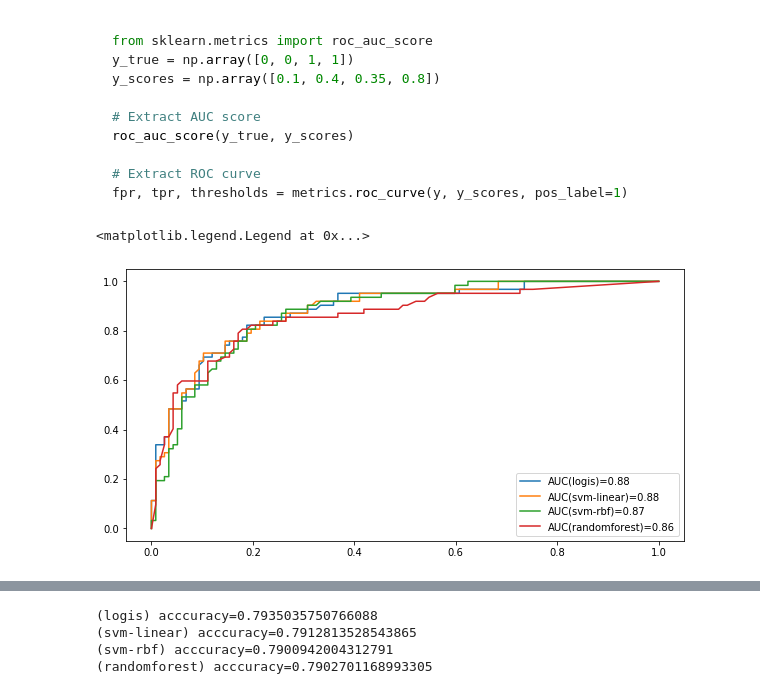
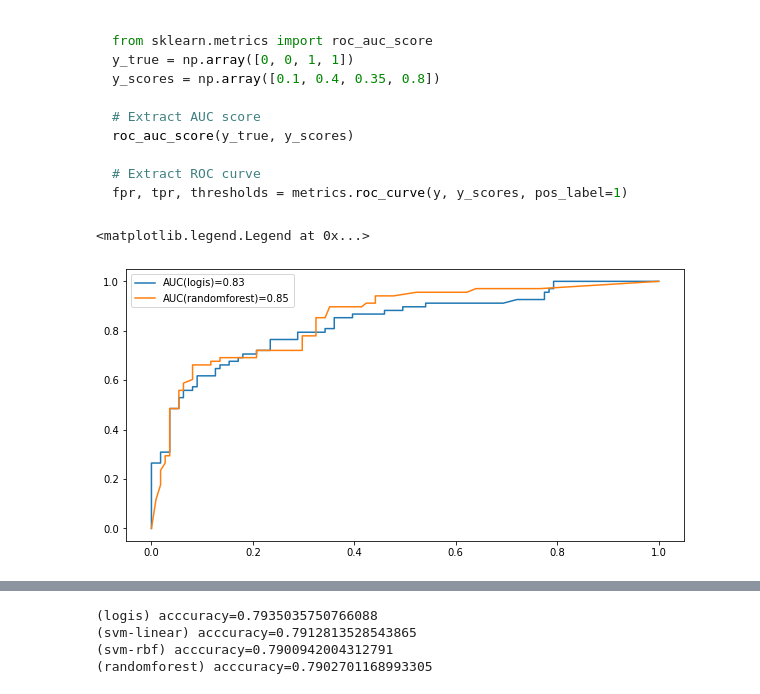
Before and after one commit to boyander/machine-learning, a Jupyter notebook: 2-ml-supervised-multiclass-and-metrics.ipynb, the cells around one changed output, grey strips where cells are left out. Saved outputs shown, nothing was run; the diff lists cells and outputs as text; code cells hidden in the pictures.

```diff
--- a/2-ml-supervised-multiclass-and-metrics.ipynb
+++ b/2-ml-supervised-multiclass-and-metrics.ipynb
@@ -9,7 +9,7 @@ import pandas as pd
 from sklearn.model_selection import train_test_split
 
 # Titanic dataset
-df = pd.read_csv("data/titanic_feats.csv")
+df = pd.read_csv("./data/titanic_feats.csv")
 df.head()
 X = df.drop(columns=["y"])
 y = df['y']
@@ -136,29 +136,30 @@ fpr, tpr, thresholds = metrics.roc_curve(y, y_scores, pos_label=1)
 # %%
 %matplotlib inline
 from sklearn.metrics import roc_auc_score, roc_curve
 import matplotlib.pyplot as plt
+
 analyzeModels = {
-    name:model for name, model in models.items() if name in ["logis","randomforest","svm-linear","svm-rbf"]
+    name:model for name, model in models.items() if name in ["logis","randomforest"]
 }
 
 plt.figure(figsize=(10,5))
 aucs = []
 for name, model in analyzeModels.items():
     y_scores = model.predict_proba(X_test)
 
     alive_scores = y_scores[:,1]
 
     # Extract AUC score
     auc = roc_auc_score(y_test, alive_scores)
     aucs.append(f"AUC({name})={round(auc,2)}")
     # Extract ROC curve
     fpr, tpr, thresholds = roc_curve(y_test, alive_scores, pos_label=1)
     plt.plot(fpr,tpr)
 
 plt.legend(aucs)
 # %% [output]
 <matplotlib.legend.Legend at 0x...>
-[figure, old version]
+[figure, new version]
 # %% [markdown]
 ## Cross validation
 
```
Also changed, not shown: parts of 1 cell of this notebook, 6 other files.
